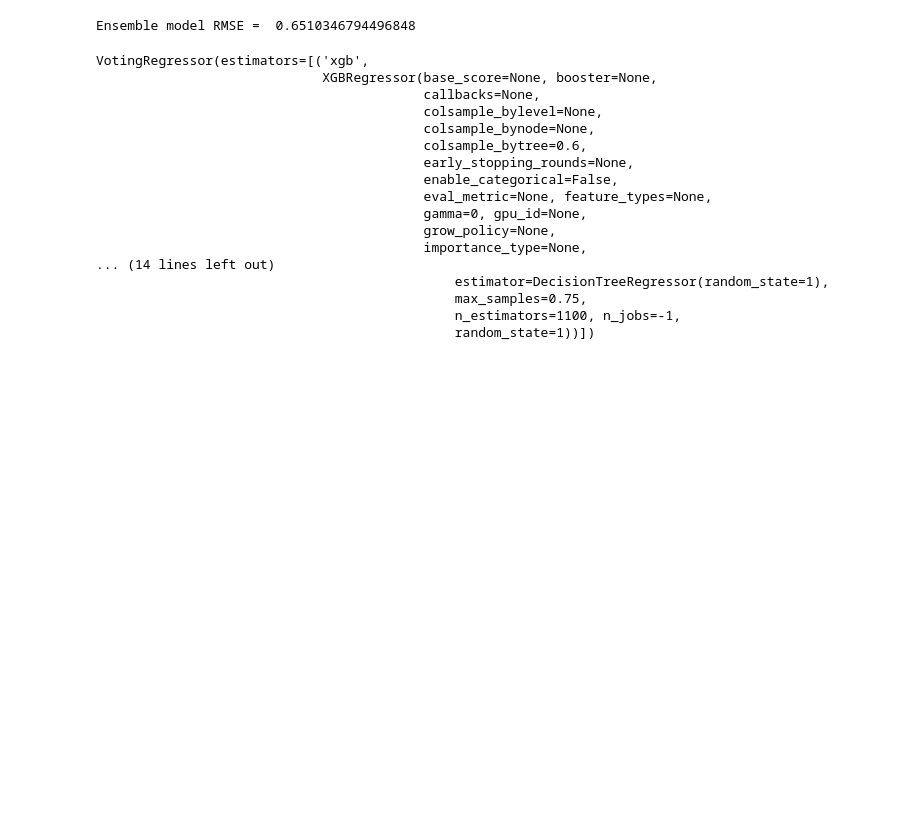
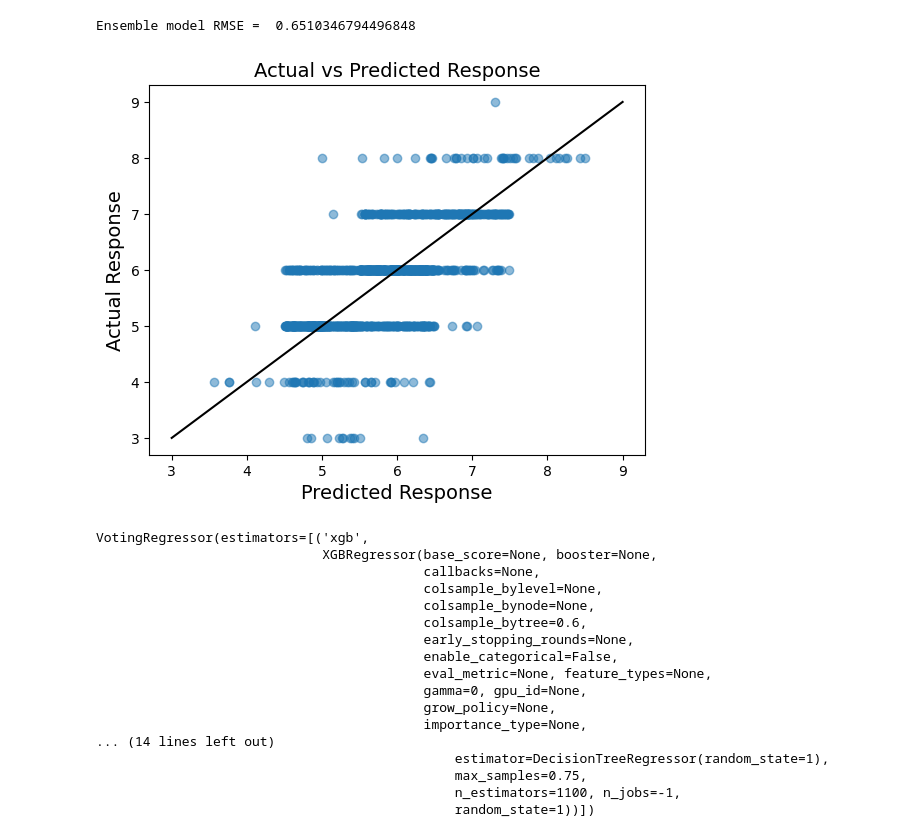
Before and after one commit to notlilawells/Saturn-303-3, a Jupyter notebook: ensemble_model.ipynb, the cells around one changed output. Drawn from its saved outputs; the diff is of its cells as text; code cells hidden in the pictures; blank space fills up the shorter version.

Commit message:
NEW:add stacking ensemble model

```diff
--- a/ensemble_model.ipynb
+++ b/ensemble_model.ipynb
@@ -16,5 +23,7 @@ from catboost import CatBoostRegressor
 # %%
 X_train = pd.read_csv("X_train.csv")
 y_train = pd.read_csv("y_train.csv")
+y_train = y_train.quality.values
 X_test = pd.read_csv("X_test.csv")
 y_test = pd.read_csv("y_test.csv")
+y_test = y_test.quality.values
@@ -56,0 +109,26 @@ model_dt = DecisionTreeRegressor(max_leaf_nodes = 52,
+# %%
+# MARS model
+mars_model = Earth(max_terms = 800, max_degree = 7)
+mars_model.fit(X_train, y_train)
+pred_opt = mars_model.predict(X_test)
+rounded_pred_opt = [round(p) for p in pred_opt]
+rounded_pred_opt = pd.Series(rounded_pred_opt, name='quality')
+rounded_pred_opt = rounded_pred_opt.to_frame().rename(columns={'quality': 'quality'})
+residuals = y_test - rounded_pred_opt.quality.values
+residual_model = Earth()
+residual_model.fit(rounded_pred_opt, residuals)
+residuals_pred_unrounded = residual_model.predict(rounded_pred_opt)
+residuals_pred = [round(p) for p in residuals_pred_unrounded]
+residuals_pred_series = pd.Series(residuals_pred, name='quality')
+
+pred_opt_train = mars_model.predict(X_train)
+rounded_opt_train = pd.DataFrame(np.around(pred_opt_train), columns = ['quality'])
+residuals_train = y_train - rounded_opt_train.quality.values
+residual_model.fit(rounded_opt_train, residuals_train)
+residuals_pred_train = np.around(residual_model.predict(rounded_opt_train))
+residuals_pred_series_train = pd.Series(residuals_pred_train, name='quality')
+
+mars_pred_train = pd.concat([rounded_opt_train, residuals_pred_series_train], axis=1).sum(axis=1)
+mars_pred_test = pd.concat([rounded_pred_opt, residuals_pred_series], axis=1).sum(axis=1)
+print("MARS train RMSE =", np.sqrt(mean_squared_error(y_train, mars_pred_train)))
+print("MARS test RMSE =", np.sqrt(mean_squared_error(y_test, mars_pred_test)))
@@ -82,6 +196,20 @@ VotingRegressor(estimators=[('xgb',
 print("Ensemble model RMSE = ", np.sqrt(mean_squared_error(np.around(en.predict(X_test)), y_test)))
 # %% [output]
 Ensemble model RMSE =  0.6510346794496848
+# %%
+pred = np.around(en.predict(X_test))
+jitter_amount = 0.5
+jittered_pred = pred + np.random.uniform(low=-jitter_amount, high=jitter_amount, size=len(pred))
+# %%
+x = np.linspace(3,9,1000)
+# %%
+plt.scatter(jittered_pred, y_test, alpha = 0.5)
+plt.xlabel('Predicted Response', fontsize = 14)
+plt.ylabel('Actual Response', fontsize = 14)
+plt.title('Actual vs Predicted Response', fontsize = 14)
+plt.plot(x, x, c = 'k');
+# %% [output]
+[figure, added]
 # %%
 en2 = VotingRegressor(estimators = [('xgb', model_xgb), ('ada', model_ada),
                                     ('rf', model_rf), ('cat', model_cat),
```
Also changed, not shown: parts of 30 cells of this notebook.
